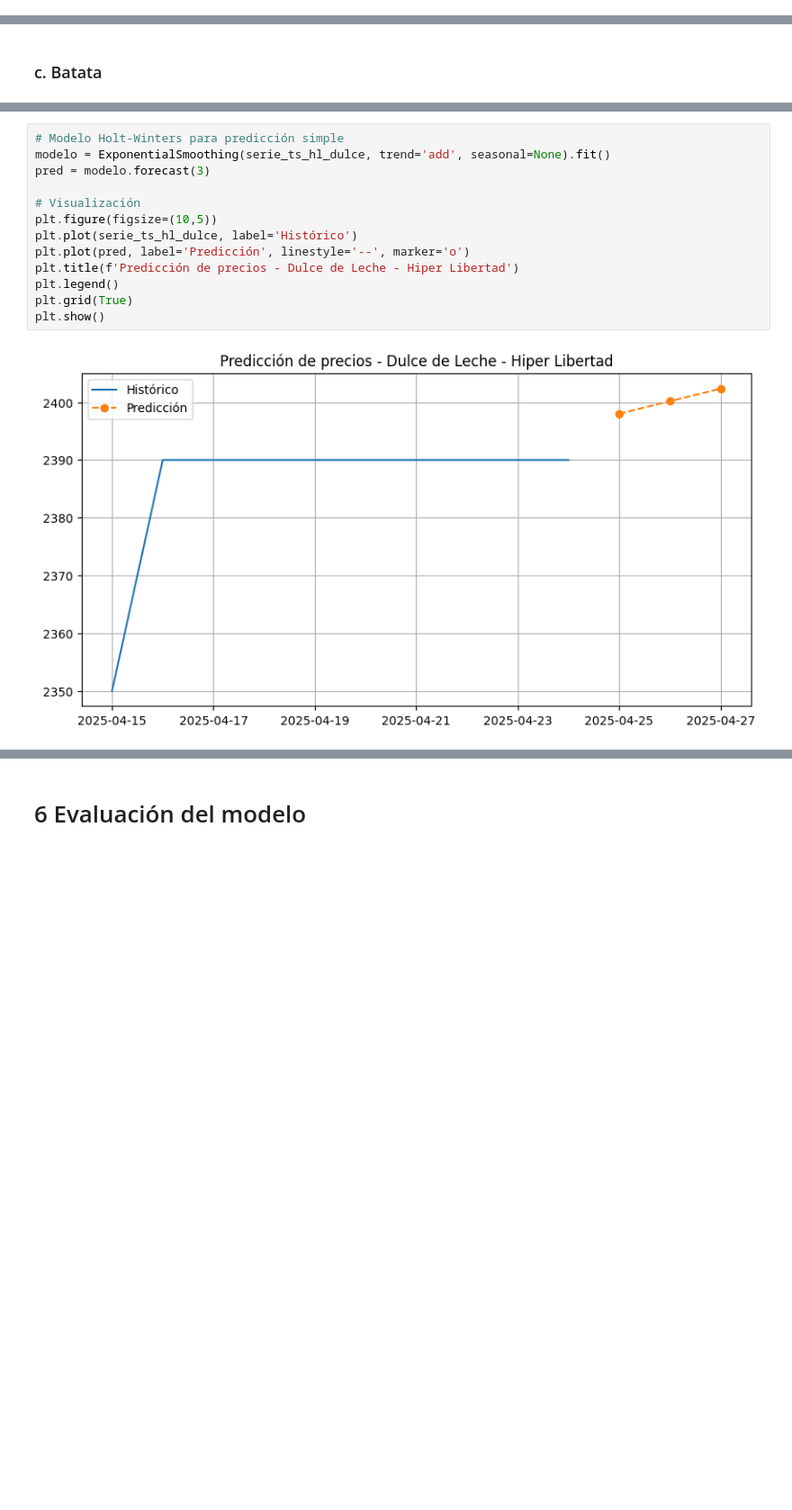
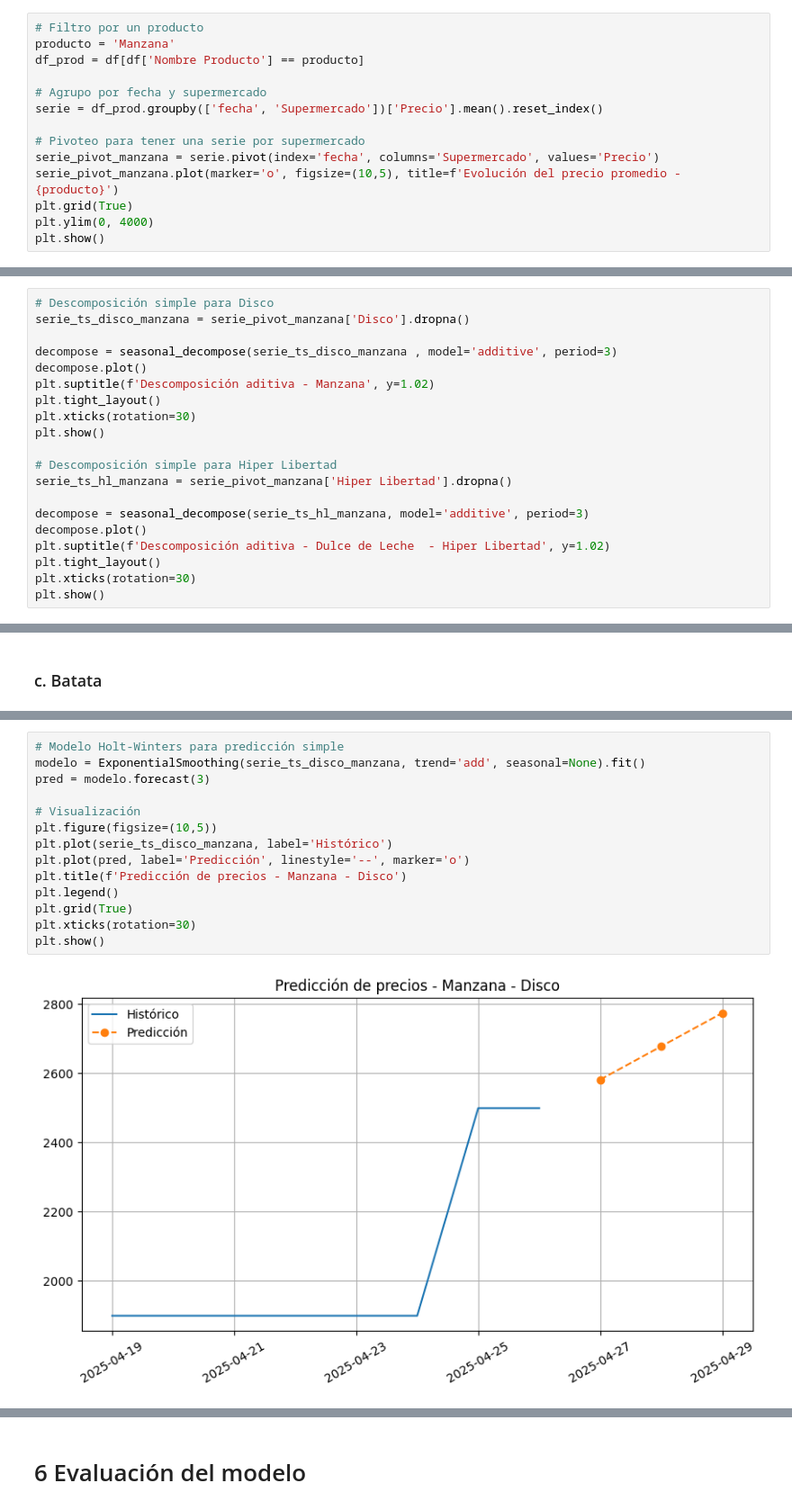
Before and after one commit to manuelpalomeque/Web-Scraper-canasta-basica, a Jupyter notebook: notebooks/02_modelo_tendencias_WS.ipynb, the cells around one changed output, grey strips where cells are left out. Shown at 90% size. Drawn from its saved outputs; the diff is of its cells as text; blank space fills up the shorter version.

```diff
--- a/notebooks/02_modelo_tendencias_WS.ipynb
+++ b/notebooks/02_modelo_tendencias_WS.ipynb
@@ -120,0 +124,14 @@ plt.show()
+# %%
+# Filtro por un producto
+producto = 'Manzana'
+df_prod = df[df['Nombre Producto'] == producto]
+
+# Agrupo por fecha y supermercado
+serie = df_prod.groupby(['fecha', 'Supermercado'])['Precio'].mean().reset_index()
+
+# Pivoteo para tener una serie por supermercado
+serie_pivot_manzana = serie.pivot(index='fecha', columns='Supermercado', values='Precio')
+serie_pivot_manzana.plot(marker='o', figsize=(10,5), title=f'Evolución del precio promedio - {producto}')
+plt.grid(True)
+plt.ylim(0, 4000)
+plt.show()
@@ -186,0 +237,20 @@ plt.show()
+# %%
+# Descomposición simple para Disco
+serie_ts_disco_manzana = serie_pivot_manzana['Disco'].dropna()
+
+decompose = seasonal_decompose(serie_ts_disco_manzana , model='additive', period=3)
+decompose.plot()
+plt.suptitle(f'Descomposición aditiva - Manzana', y=1.02)
+plt.tight_layout()
+plt.xticks(rotation=30)
+plt.show()
+
+# Descomposición simple para Hiper Libertad
+serie_ts_hl_manzana = serie_pivot_manzana['Hiper Libertad'].dropna()
+
+decompose = seasonal_decompose(serie_ts_hl_manzana, model='additive', period=3)
+decompose.plot()
+plt.suptitle(f'Descomposición aditiva - Dulce de Leche  - Hiper Libertad', y=1.02)
+plt.tight_layout()
+plt.xticks(rotation=30)
+plt.show()
@@ -251,15 +378,16 @@ Tendencia descendente para los próximos días:
 # %%
 # Modelo Holt-Winters para predicción simple
-modelo = ExponentialSmoothing(serie_ts_hl_dulce, trend='add', seasonal=None).fit()
+modelo = ExponentialSmoothing(serie_ts_disco_manzana, trend='add', seasonal=None).fit()
 pred = modelo.forecast(3)
 
 # Visualización
 plt.figure(figsize=(10,5))
-plt.plot(serie_ts_hl_dulce, label='Histórico')
+plt.plot(serie_ts_disco_manzana, label='Histórico')
 plt.plot(pred, label='Predicción', linestyle='--', marker='o')
-plt.title(f'Predicción de precios - Dulce de Leche - Hiper Libertad')
+plt.title(f'Predicción de precios - Manzana - Disco')
 plt.legend()
 plt.grid(True)
+plt.xticks(rotation=30)
 plt.show()
 # %% [output]
-[figure, old version]
+[figure, new version]
```
Also changed, not shown: parts of 27 cells of this notebook.
